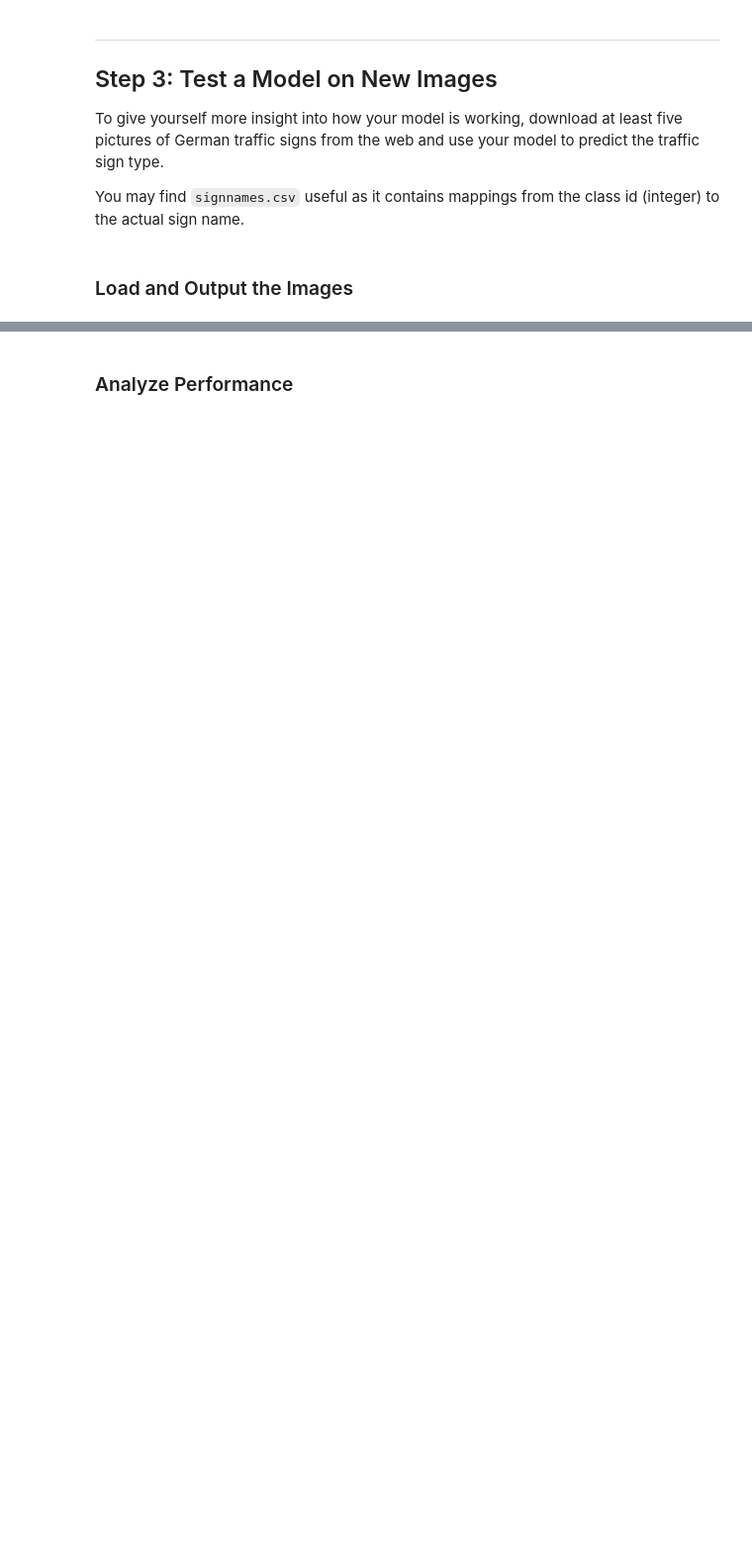
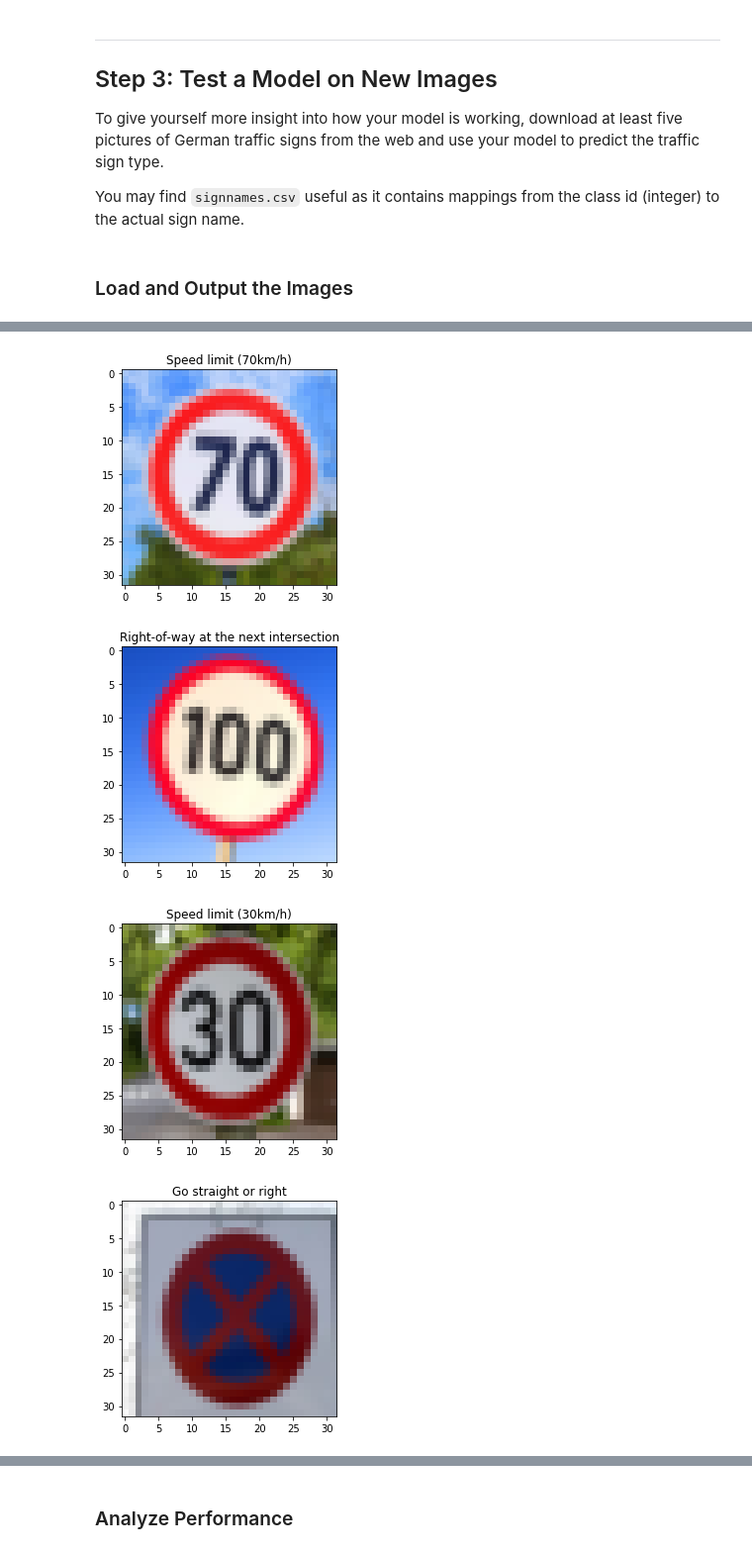
Before and after one commit to shiba24/udacity-sdnd, a Jupyter notebook: CarND-Traffic-Sign-Classifier-Project-master/Traffic_Sign_Classifier.ipynb, the cells around one changed output, grey strips where cells are left out. Shown: that part at 99% size. Drawn from its saved outputs; the diff is of its cells as text; code cells hidden in the pictures; blank space fills up the shorter version.

```diff
--- a/CarND-Traffic-Sign-Classifier-Project-master/Traffic_Sign_Classifier.ipynb
+++ b/CarND-Traffic-Sign-Classifier-Project-master/Traffic_Sign_Classifier.ipynb
@@ -333,4 +370,27 @@ You may find `signnames.csv` useful as it contains mappings from the class id (i
 # %%
 ### Run the predictions here and use the model to output the prediction for each image.
 ### Make sure to pre-process the images with the same pre-processing pipeline used earlier.
 ### Feel free to use as many code cells as needed.
+import pandas as pd
+
+eval_x = standardize(immat).astype(np.float32)
+class_df = pd.read_csv('./signnames.csv')
+with tf.Session() as sess:
+    saver.restore(sess, './lenet')
+    prediction = sess.run(logits, feed_dict={x: eval_x, keep_prob: 1.0})
+#     print(prediction.shape)
+
+classes = np.argmax(prediction, axis=1)
+for i, imfile in enumerate(imlist):
+    im = scipy.misc.imread(imfile)
+    imm = resize(im[:, :, :3], image_shape[:2], interp='bilinear')
+    immat[i] = imm
+    plt.figure()
+#     plt.subplot(2, 3, i + 1)
+    plt.imshow(immat[i])
+    plt.title(class_df["SignName"][class_df["ClassId"].as_matrix() == classes[i]].values[0])
+# %% [output]
+[figure, added]
+[figure, added]
+[figure, added]
+[figure, added]
```
Also changed, not shown: parts of 20 cells of this notebook, 13 other files.
